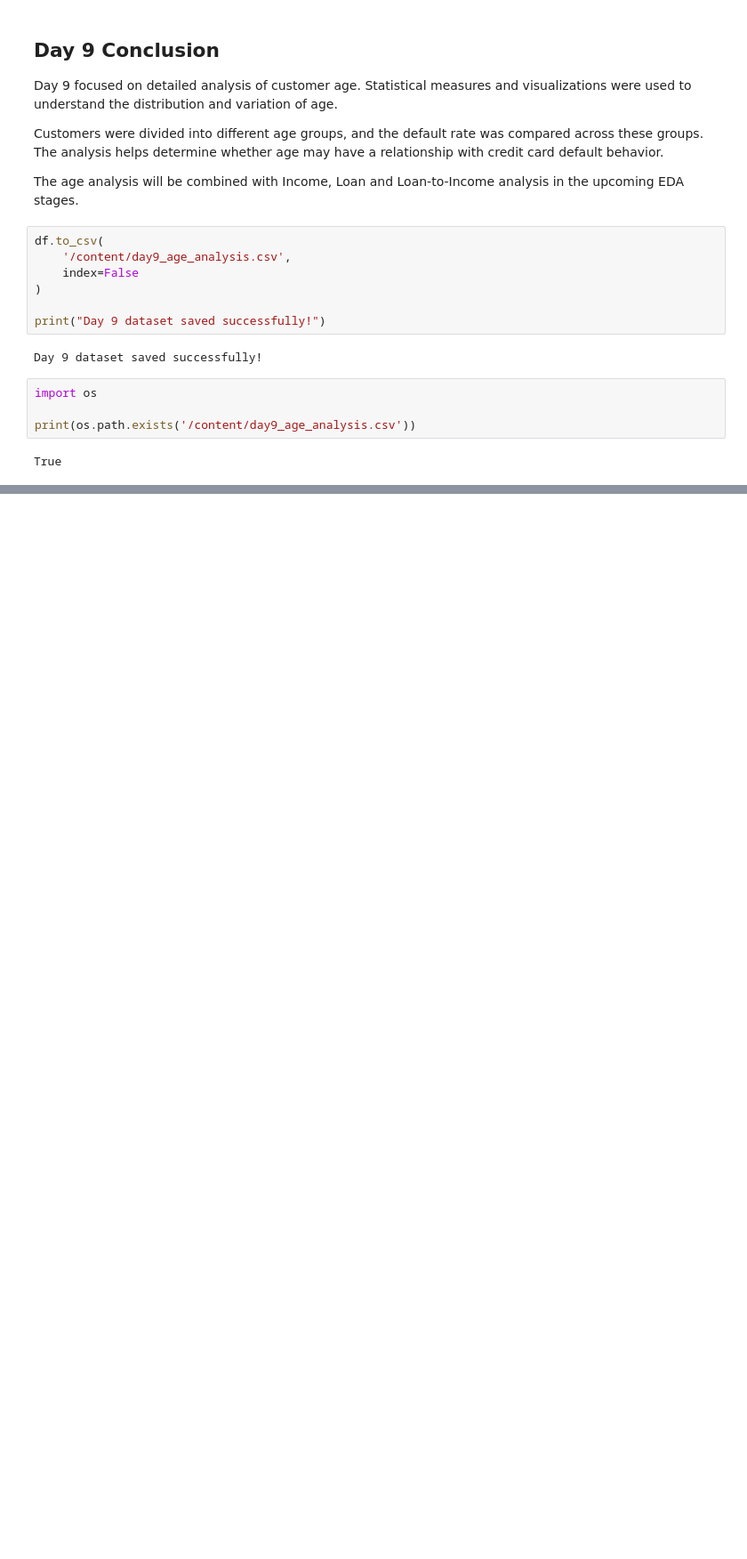
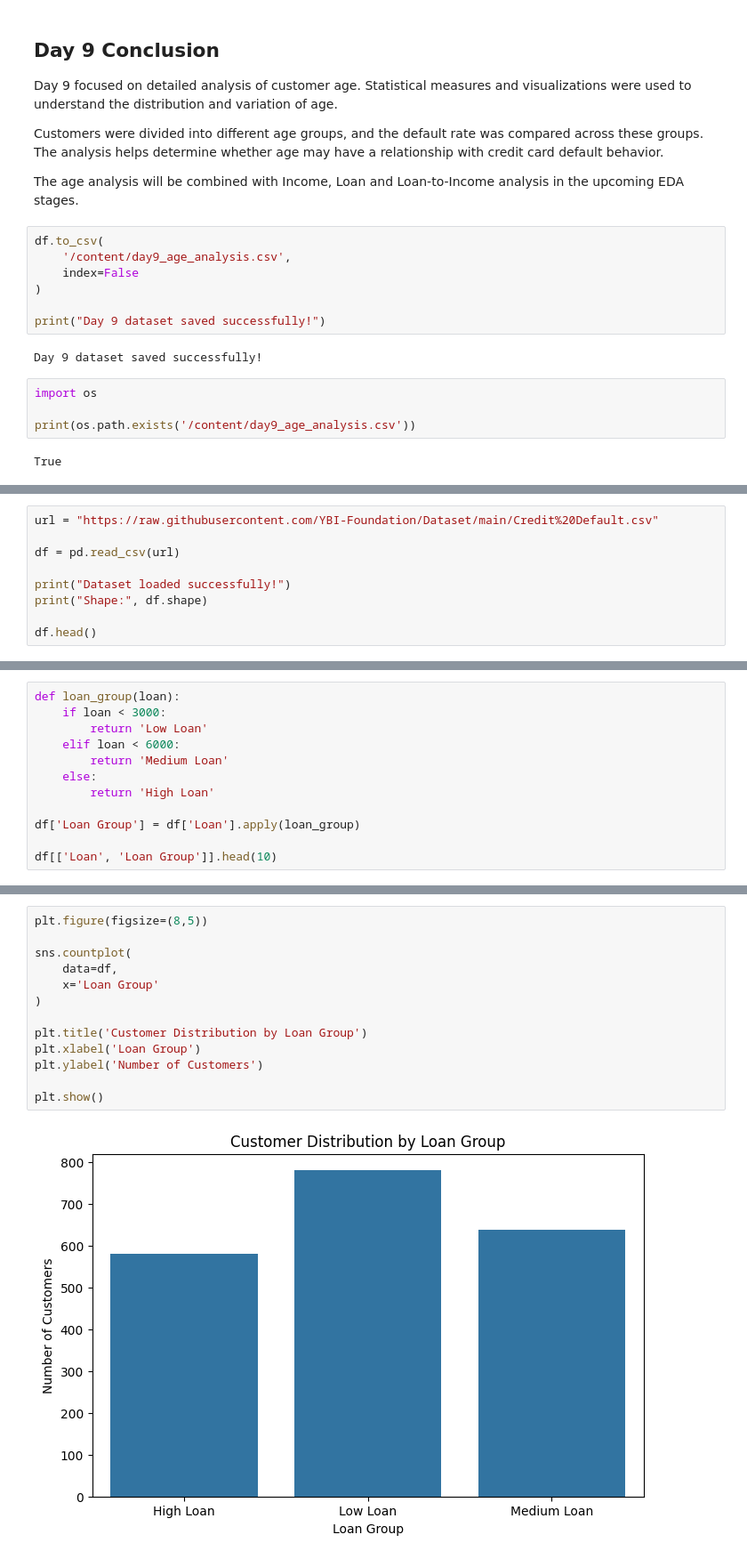
Before and after one commit to amisharout716-svg/Credit-Card-Default-, a Jupyter notebook: Credit_Card_Default_Prediction.ipynb, the cells around one changed output, grey strips where cells are left out. Shown at 89% size. Cells and saved outputs as stored; diff of their text form; blank space fills up the shorter version.

Commit message:
Day 10 - Detailed loan analysis

```diff
--- a/Credit_Card_Default_Prediction.ipynb
+++ b/Credit_Card_Default_Prediction.ipynb
@@ -2773,0 +2791,9 @@ True
+# %%
+url = "https://raw.githubusercontent.com/YBI-Foundation/Dataset/main/Credit%20Default.csv"
+
+df = pd.read_csv(url)
+
+print("Dataset loaded successfully!")
+print("Shape:", df.shape)
+
+df.head()
@@ -2773,0 +2922,12 @@ True
+# %%
+def loan_group(loan):
+    if loan < 3000:
+        return 'Low Loan'
+    elif loan < 6000:
+        return 'Medium Loan'
+    else:
+        return 'High Loan'
+
+df['Loan Group'] = df['Loan'].apply(loan_group)
+
+df[['Loan', 'Loan Group']].head(10)
@@ -2773,0 +2969,15 @@ True
+# %%
+plt.figure(figsize=(8,5))
+
+sns.countplot(
+    data=df,
+    x='Loan Group'
+)
+
+plt.title('Customer Distribution by Loan Group')
+plt.xlabel('Loan Group')
+plt.ylabel('Number of Customers')
+
+plt.show()
+# %% [output]
+[figure, added]
```
Also changed, not shown: parts of 29 cells of this notebook.
